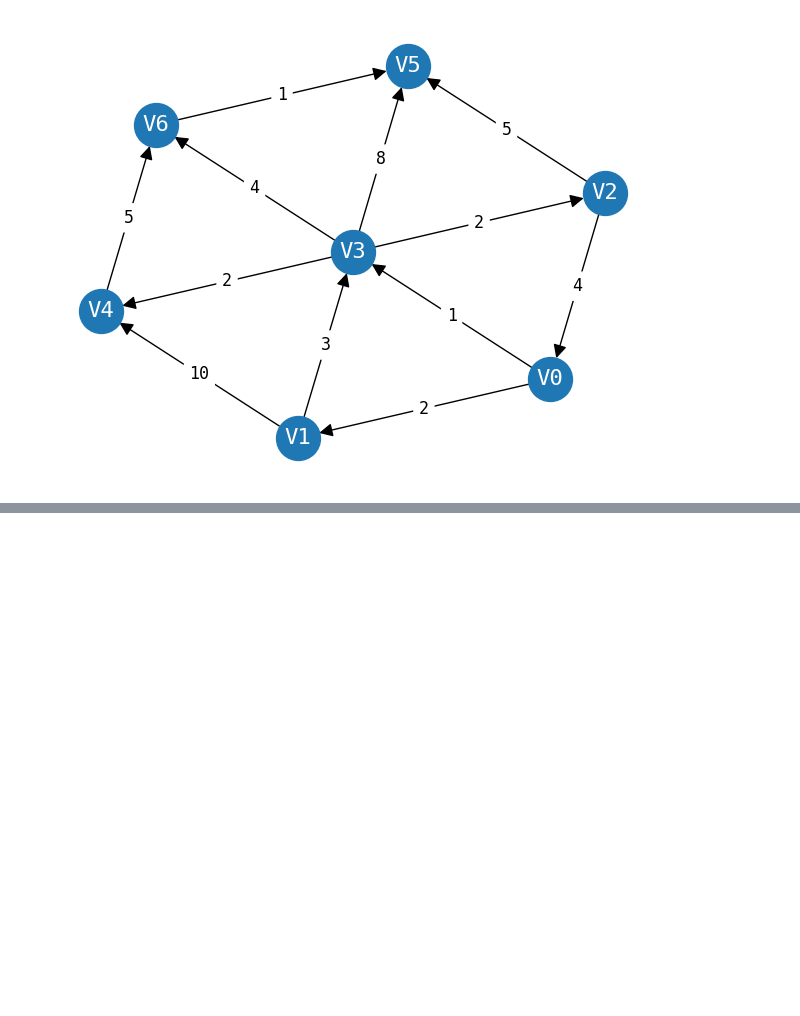
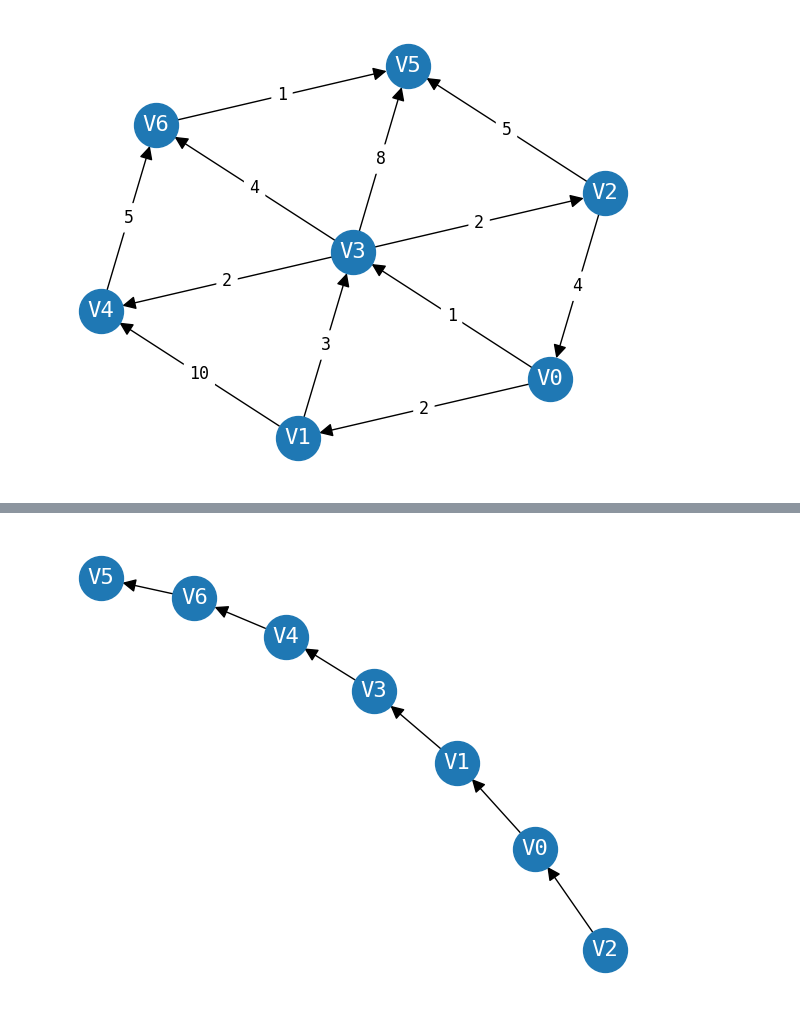
Before and after one commit to untref-edd/edd, a Jupyter notebook: Clases/Clase 5 - Grafos/Anexo figuras.ipynb, the cells around one changed output, grey strips where cells are left out. Cells and saved outputs as stored; diff of their text form; code cells hidden in the pictures; blank space fills up the shorter version.

```diff
--- a/Clases/Clase 5 - Grafos/Anexo figuras.ipynb
+++ b/Clases/Clase 5 - Grafos/Anexo figuras.ipynb
@@ -118,0 +119,14 @@ G.draw(output_file="figuras/grafo-orden-topologico.png")
+# %%
+from edd.grafo import DiGrafo
+
+G = DiGrafo()
+G.agregar_arista("V2", "V0")
+G.agregar_arista("V0", "V1")
+G.agregar_arista("V1", "V3")
+G.agregar_arista("V3", "V4")
+G.agregar_arista("V4", "V6")
+G.agregar_arista("V6", "V5")
+
+G.draw(output_file="figuras/grafo-orden-topologico-solucion.png")
+# %% [output]
+[figure, added]
```
Also changed, not shown: parts of 5 cells of this notebook, 7 other files.
